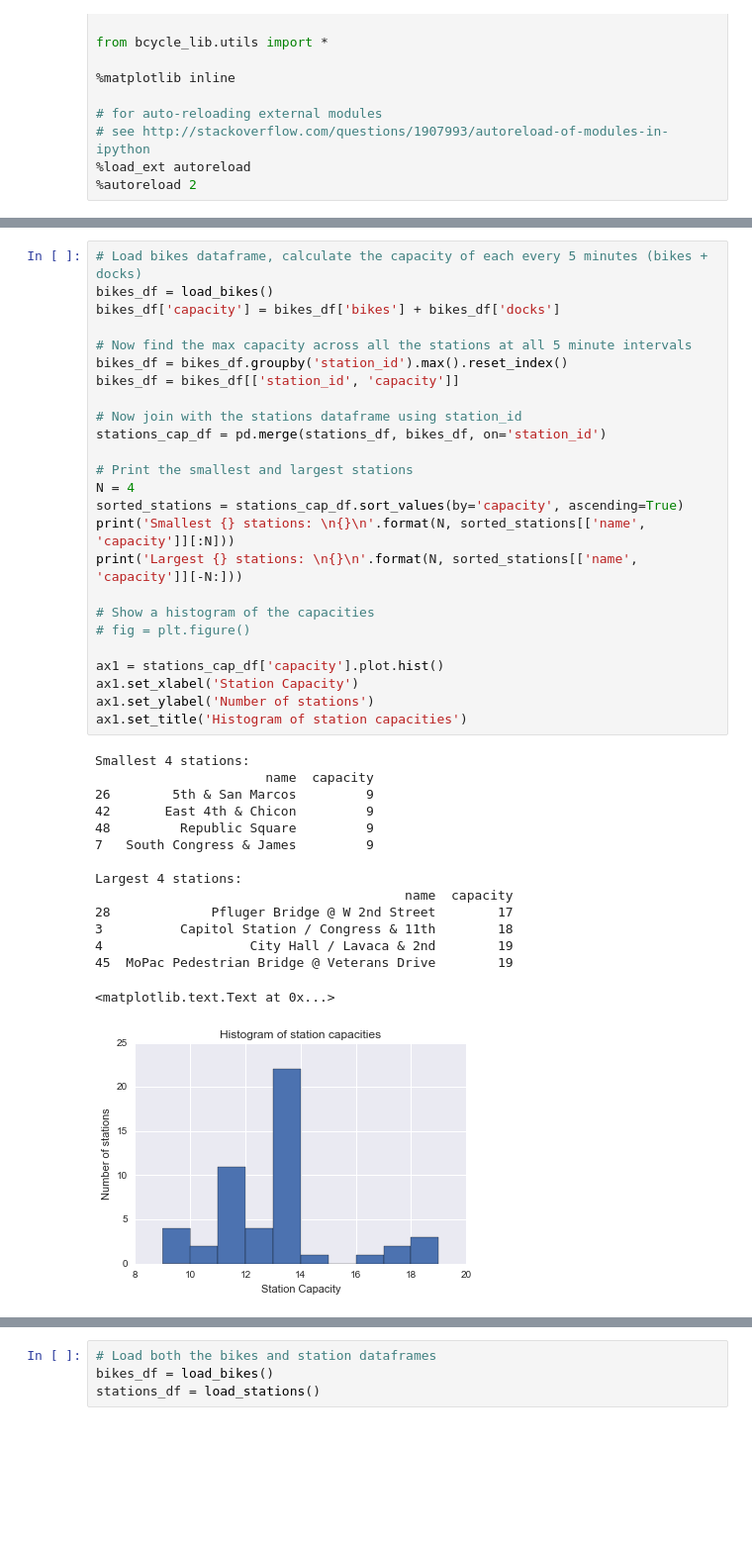
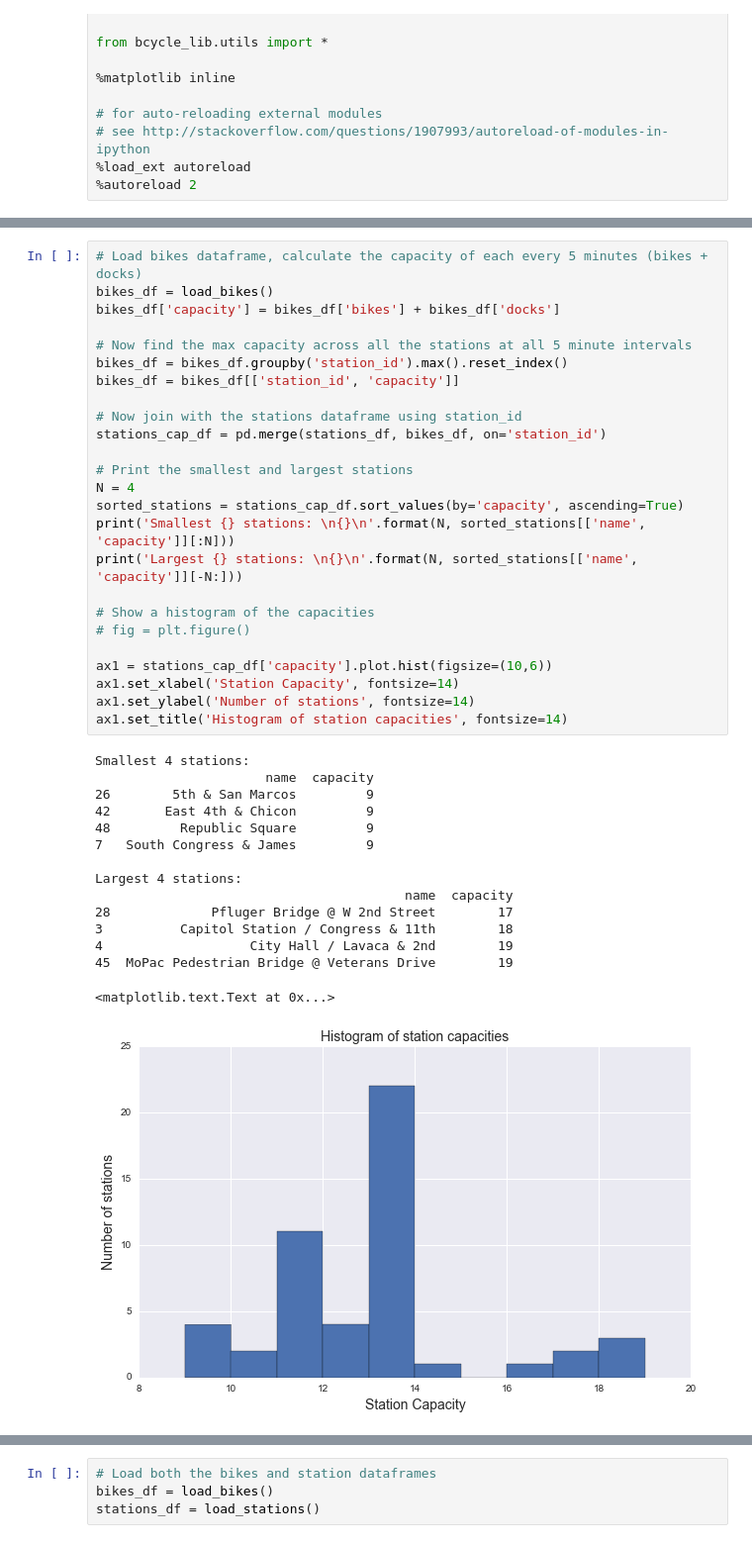
Before and after one commit to timgasser/bcycle-austin, a Jupyter notebook: notebooks/bcycle_stations.ipynb, the cells around one changed output, grey strips where cells are left out. Shown at 99% size. Cells and saved outputs as stored; diff of their text form; blank space fills up the shorter version.

Commit message:
Updated stations notebook for the Medium post

```diff
--- a/notebooks/bcycle_stations.ipynb
+++ b/notebooks/bcycle_stations.ipynb
@@ -100,35 +97,35 @@ bikes_df['capacity'] = bikes_df['bikes'] + bikes_df['docks']
 bikes_df = bikes_df.groupby('station_id').max().reset_index()
 bikes_df = bikes_df[['station_id', 'capacity']]
 
 # Now join with the stations dataframe using station_id
 stations_cap_df = pd.merge(stations_df, bikes_df, on='station_id')
 
 # Print the smallest and largest stations
 N = 4
 sorted_stations = stations_cap_df.sort_values(by='capacity', ascending=True)
 print('Smallest {} stations: \n{}\n'.format(N, sorted_stations[['name', 'capacity']][:N]))
 print('Largest {} stations: \n{}\n'.format(N, sorted_stations[['name', 'capacity']][-N:]))
 
 # Show a histogram of the capacities
 # fig = plt.figure()
 
-ax1 = stations_cap_df['capacity'].plot.hist()
-ax1.set_xlabel('Station Capacity')
-ax1.set_ylabel('Number of stations')
-ax1.set_title('Histogram of station capacities')
+ax1 = stations_cap_df['capacity'].plot.hist(figsize=(10,6))
+ax1.set_xlabel('Station Capacity', fontsize=14)
+ax1.set_ylabel('Number of stations', fontsize=14)
+ax1.set_title('Histogram of station capacities', fontsize=14)
 # %% [output]
 Smallest 4 stations:
                       name  capacity
 26        5th & San Marcos         9
 42       East 4th & Chicon         9
 48         Republic Square         9
 7   South Congress & James         9
 
 Largest 4 stations:
                                         name  capacity
 28             Pfluger Bridge @ W 2nd Street        17
 3          Capitol Station / Congress & 11th        18
 4                   City Hall / Lavaca & 2nd        19
 45  MoPac Pedestrian Bridge @ Veterans Drive        19
 <matplotlib.text.Text at 0x...>
-[figure, old version]
+[figure, new version]
```
Also changed, not shown: parts of 26 cells of this notebook.
